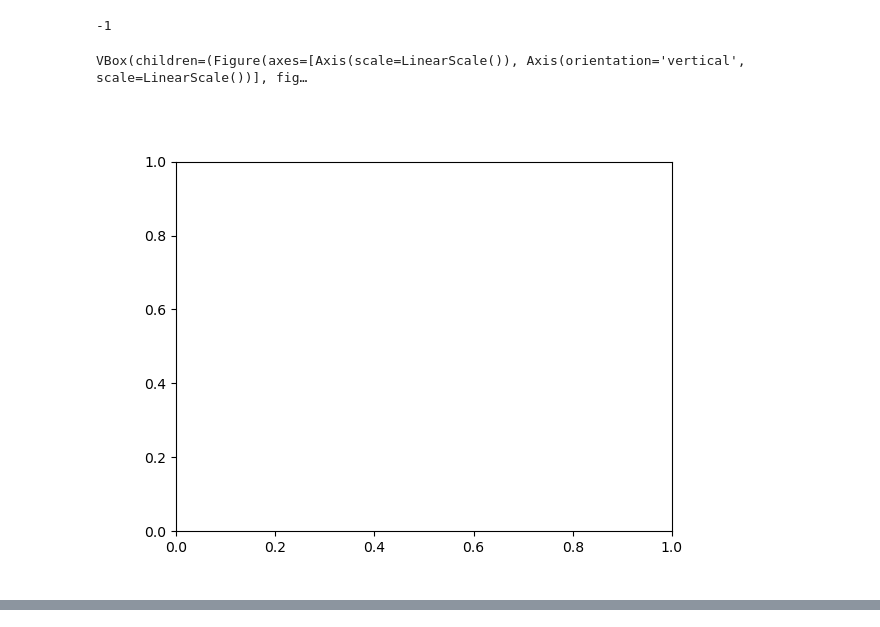
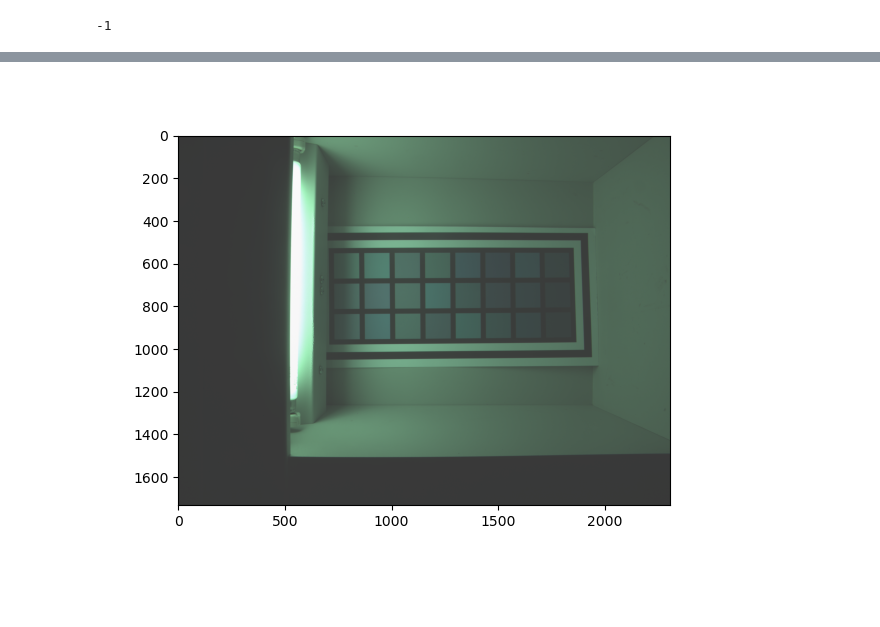
Before and after one commit to cs-413-cinestill/800t-emulation, a Jupyter notebook: color_transfer.ipynb, the cells around one changed output, grey strips where cells are left out. Saved outputs shown, nothing was run; the diff lists cells and outputs as text; code cells hidden in the pictures; blank space fills up the shorter version.

Commit message:
add image interaction plot

```diff
--- a/color_transfer.ipynb
+++ b/color_transfer.ipynb
@@ -114,28 +113,17 @@ cv2.imshow('Hough Lines', image)
 cv2.waitKey(0)
 # %% [output]
 -1
-# %%
-from bqplot import pyplot as plt
-
-pl = plt.plot([0, 1, 2], [0, 1, 4], 'o')
-
-pl.on_element_click(lambda self, x: print(x))
-plt.show()
-# %% [output]
-VBox(children=(Figure(axes=[Axis(scale=LinearScale()), Axis(orientation='vertical', scale=LinearScale())], fig…
-# %%
-%matplotlib ipympl
-import matplotlib
-import matplotlib.pyplot as plt
-from IPython.display import display
-
-fig, ax = plt.subplots()
-
-def onclick(event):
-    ix, iy = event.xdata, event.ydata
-    display(ix, iy)
-    display('done!')
-
-cid = fig.canvas.mpl_connect('button_press_event', onclick)
-# %% [output]
-[figure, removed]
+# %%
+import matplotlib.pyplot as plt
+import numpy as np
+import ipywidgets as widgets
+fig = plt.figure()
+im =  plt.imshow(corrected)
+out = widgets.Output()
+
+@out.capture()
+def onclick(event):
+    print(event)
+display(out)
+cid = fig.canvas.mpl_connect('button_press_event', onclick)
+# %% [output]
@@ -141,0 +131 @@ cid = fig.canvas.mpl_connect('button_press_event', onclick)
+[figure, added]
```
Also changed, not shown: parts of 3 cells of this notebook.
